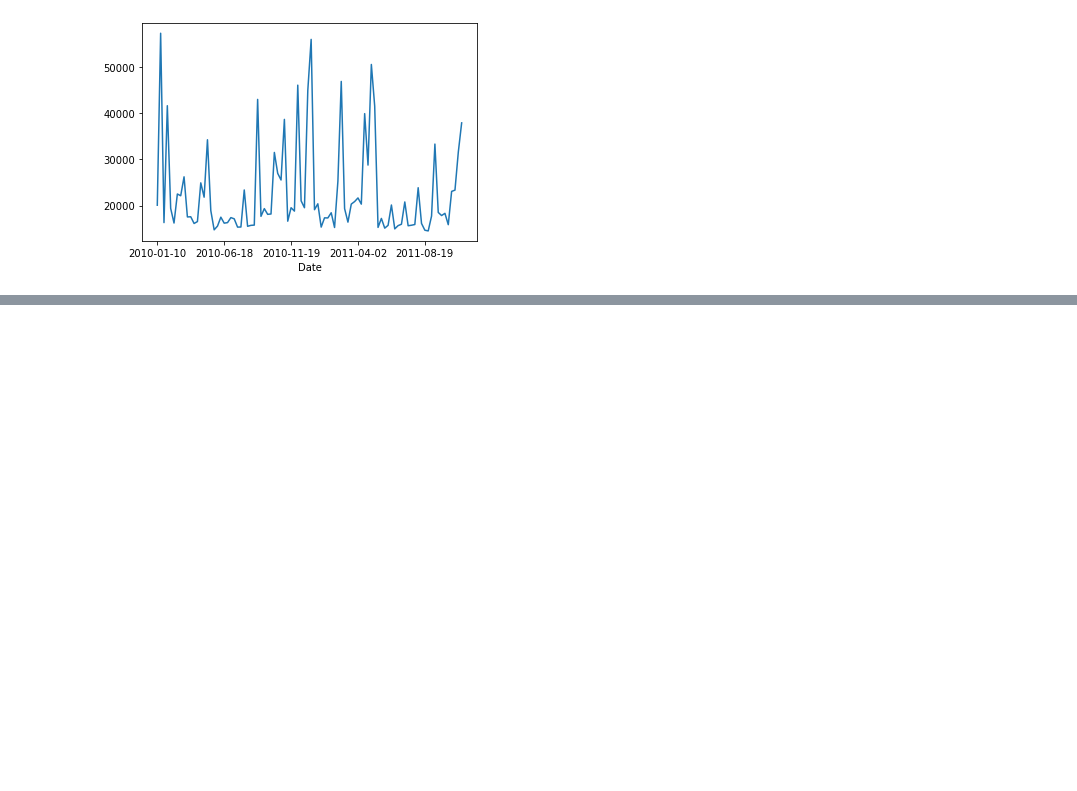
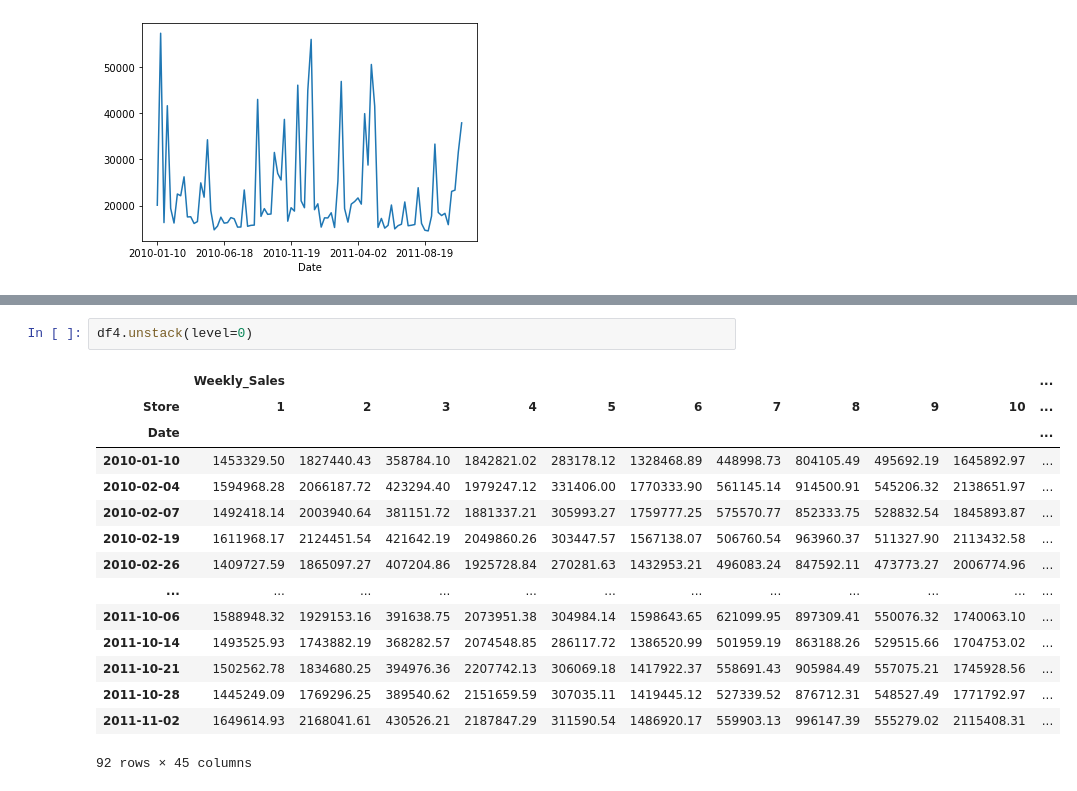
Before and after one commit to Dylan-C-Neal/capstone1-retail_forecasting, a Jupyter notebook: notebooks/C1S2-retail_forecasting.ipynb, the cells around one changed output, grey strips where cells are left out. Cells and saved outputs as stored; diff of their text form; blank space fills up the shorter version.

```diff
--- a/notebooks/C1S2-retail_forecasting.ipynb
+++ b/notebooks/C1S2-retail_forecasting.ipynb
@@ -40,0 +64,18 @@ s1d1['Weekly_Sales'].plot()
+# %%
+df4.unstack(level=0)
+# %% [output]
+|  | Weekly_Sales |  |  |  |  |  |  |  |  |  | ... |
+| Store | 1 | 2 | 3 | 4 | 5 | 6 | 7 | 8 | 9 | 10 | ... |
+| Date |  |  |  |  |  |  |  |  |  |  | ... |
+| 2010-01-10 | 1453329.50 | 1827440.43 | 358784.10 | 1842821.02 | 283178.12 | 1328468.89 | 448998.73 | 804105.49 | 495692.19 | 1645892.97 | ... |
+| 2010-02-04 | 1594968.28 | 2066187.72 | 423294.40 | 1979247.12 | 331406.00 | 1770333.90 | 561145.14 | 914500.91 | 545206.32 | 2138651.97 | ... |
+| 2010-02-07 | 1492418.14 | 2003940.64 | 381151.72 | 1881337.21 | 305993.27 | 1759777.25 | 575570.77 | 852333.75 | 528832.54 | 1845893.87 | ... |
+| 2010-02-19 | 1611968.17 | 2124451.54 | 421642.19 | 2049860.26 | 303447.57 | 1567138.07 | 506760.54 | 963960.37 | 511327.90 | 2113432.58 | ... |
+| 2010-02-26 | 1409727.59 | 1865097.27 | 407204.86 | 1925728.84 | 270281.63 | 1432953.21 | 496083.24 | 847592.11 | 473773.27 | 2006774.96 | ... |
+| ... | ... | ... | ... | ... | ... | ... | ... | ... | ... | ... | ... |
+| 2011-10-06 | 1588948.32 | 1929153.16 | 391638.75 | 2073951.38 | 304984.14 | 1598643.65 | 621099.95 | 897309.41 | 550076.32 | 1740063.10 | ... |
+| 2011-10-14 | 1493525.93 | 1743882.19 | 368282.57 | 2074548.85 | 286117.72 | 1386520.99 | 501959.19 | 863188.26 | 529515.66 | 1704753.02 | ... |
+| 2011-10-21 | 1502562.78 | 1834680.25 | 394976.36 | 2207742.13 | 306069.18 | 1417922.37 | 558691.43 | 905984.49 | 557075.21 | 1745928.56 | ... |
+| 2011-10-28 | 1445249.09 | 1769296.25 | 389540.62 | 2151659.59 | 307035.11 | 1419445.12 | 527339.52 | 876712.31 | 548527.49 | 1771792.97 | ... |
+| 2011-11-02 | 1649614.93 | 2168041.61 | 430526.21 | 2187847.29 | 311590.54 | 1486920.17 | 559903.13 | 996147.39 | 555279.02 | 2115408.31 | ... |
+92 rows × 45 columns
```
Also changed, not shown: parts of 2 cells of this notebook.
